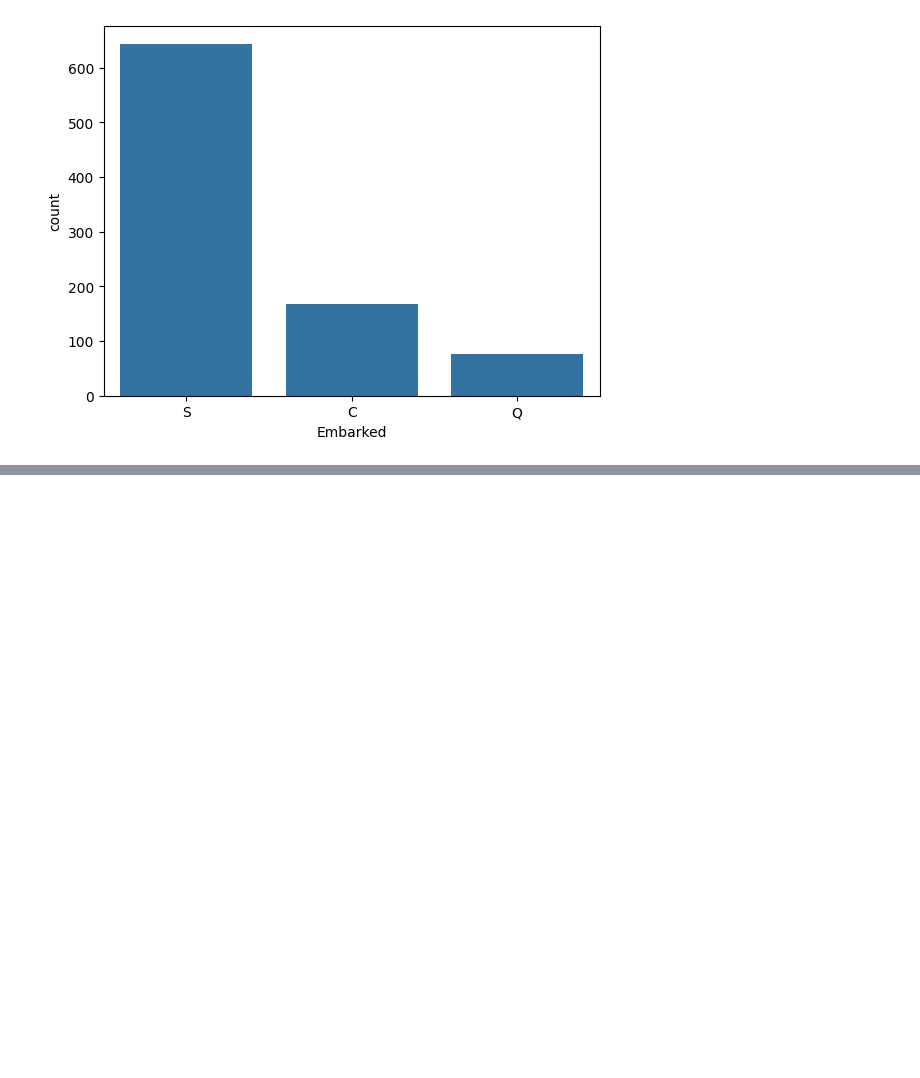
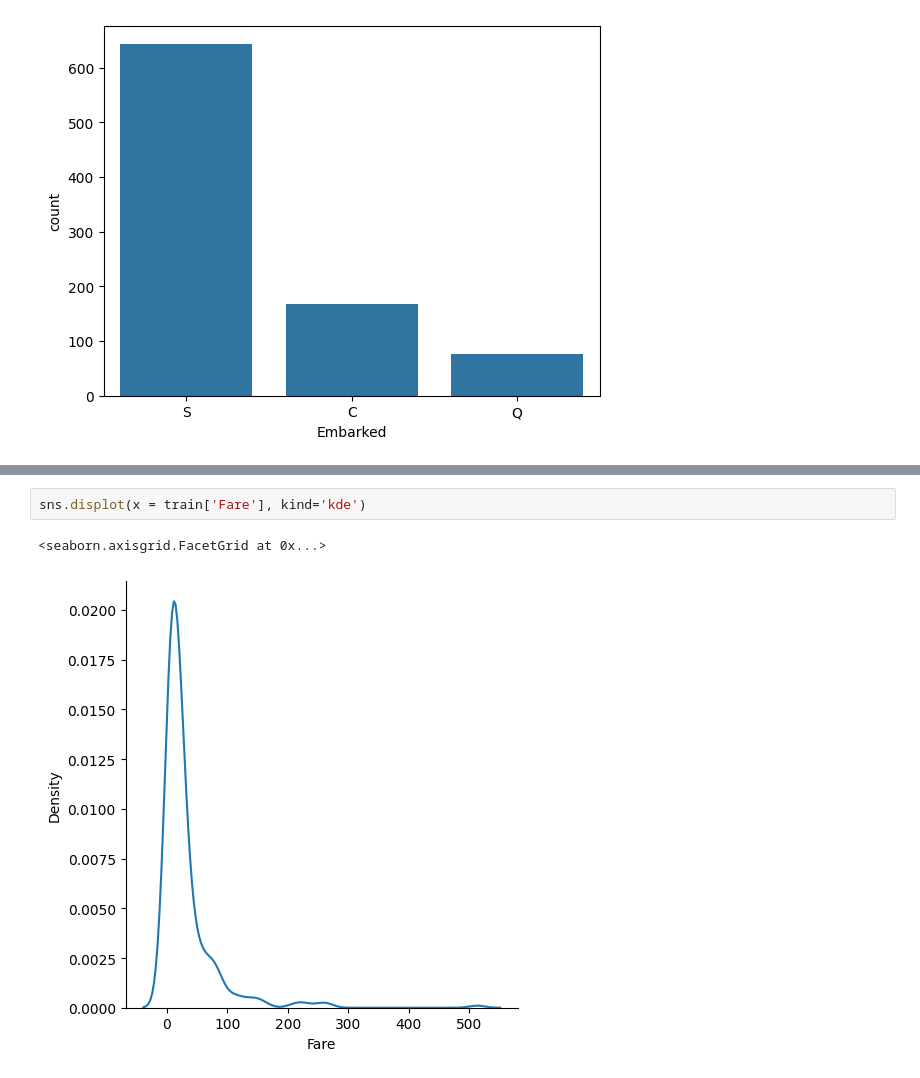
Before and after one commit to BhavyaT-135/Python-ML-Bootcamp, a Jupyter notebook: 02_titanic_dataset_analysis/titanic_dataset.ipynb, the cells around one changed output, grey strips where cells are left out. Drawn from its saved outputs; the diff is of its cells as text; blank space fills up the shorter version.

```diff
--- a/02_titanic_dataset_analysis/titanic_dataset.ipynb
+++ b/02_titanic_dataset_analysis/titanic_dataset.ipynb
@@ -89,0 +101,5 @@ sns.countplot(x = train['Embarked'])
+# %%
+sns.displot(x = train['Fare'], kind='kde')
+# %% [output]
+<seaborn.axisgrid.FacetGrid at 0x...>
+[figure, added]
```
Also changed, not shown: parts of 5 cells of this notebook.
